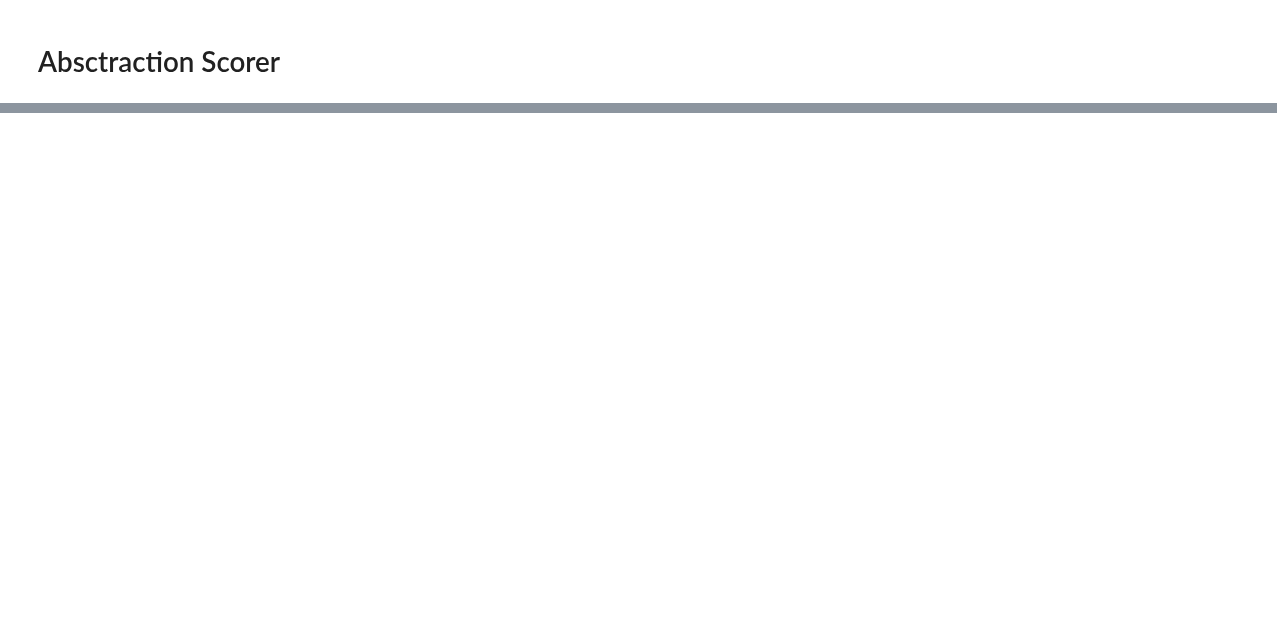
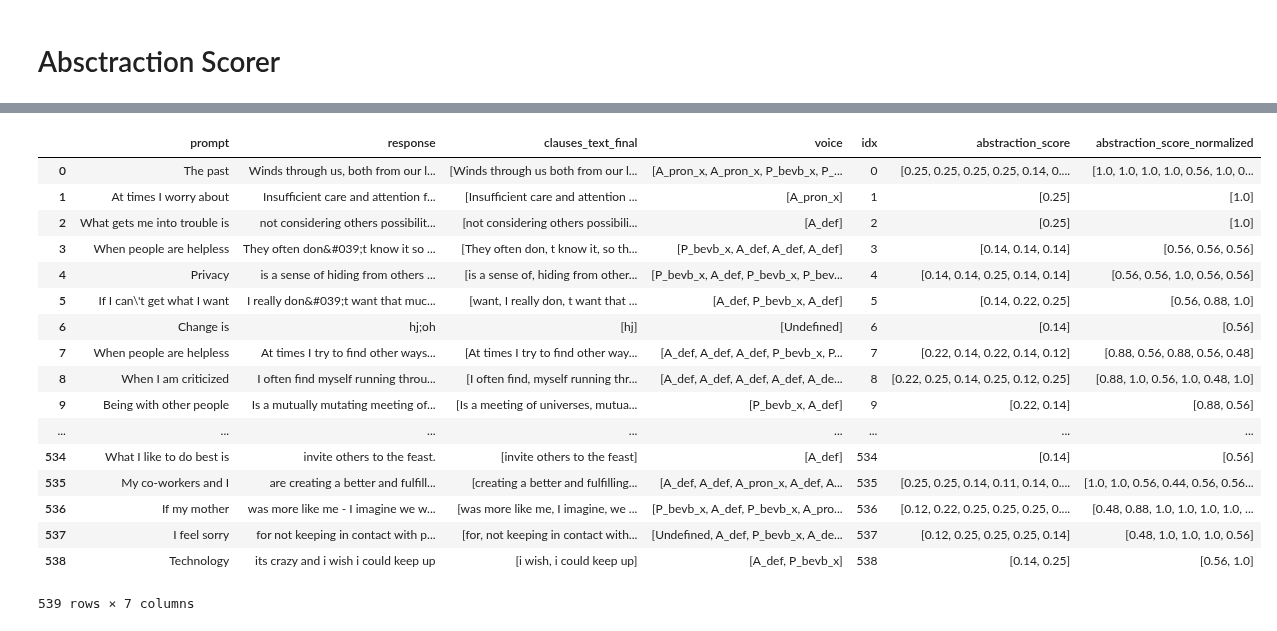
Before and after one commit to perspegrity5/SL_NLP_PassiveActive1, a Jupyter notebook: abstraction_scores.ipynb, the cells around one changed output, grey strips where cells are left out. Saved outputs shown, nothing was run; the diff lists cells and outputs as text; code cells hidden in the pictures; blank space fills up the shorter version.

```diff
--- a/abstraction_scores.ipynb
+++ b/abstraction_scores.ipynb
@@ -136,2 +137,32 @@ df.sample(frac=1).head(20)
+# %%
+def normalize(row, x_max, x_min, reverse_arr = False):
+    if not reverse_arr:
+        return [round((x - x_min)/(x_max - x_min), 2) for x in row]
+    return [round((-1*x - x_min)/(x_max - x_min), 2) for x in row]
+
+abstraction_score = df['abstraction_score'].tolist()
+abstraction_score = [j for i in abstraction_score for j in i]
+x_max, x_min = max(abstraction_score), min(abstraction_score)
+df['abstraction_score_normalized'] = df['abstraction_score'].apply(lambda arr : normalize(arr, x_max, x_min))
+df
+# %% [output]
+|  | prompt | response | clauses_text_final | voice | idx | abstraction_score | abstraction_score_normalized |
+| 0 | The past | Winds through us, both from our l... | [Winds through us both from our l... | [A_pron_x, A_pron_x, P_bevb_x, P_... | 0 | [0.25, 0.25, 0.25, 0.25, 0.14, 0.... | [1.0, 1.0, 1.0, 1.0, 0.56, 1.0, 0... |
+| 1 | At times I worry about | Insufficient care and attention f... | [Insufficient care and attention ... | [A_pron_x] | 1 | [0.25] | [1.0] |
+| 2 | What gets me into trouble is | not considering others possibilit... | [not considering others possibili... | [A_def] | 2 | [0.25] | [1.0] |
+| 3 | When people are helpless | They often don&#039;t know it so ... | [They often don, t know it, so th... | [P_bevb_x, A_def, A_def, A_def] | 3 | [0.14, 0.14, 0.14] | [0.56, 0.56, 0.56] |
+| 4 | Privacy | is a sense of hiding from others ... | [is a sense of, hiding from other... | [P_bevb_x, A_def, P_bevb_x, P_bev... | 4 | [0.14, 0.14, 0.25, 0.14, 0.14] | [0.56, 0.56, 1.0, 0.56, 0.56] |
+| 5 | If I can\'t get what I want | I really don&#039;t want that muc... | [want, I really don, t want that ... | [A_def, P_bevb_x, A_def] | 5 | [0.14, 0.22, 0.25] | [0.56, 0.88, 1.0] |
+| 6 | Change is | hj;oh | [hj] | [Undefined] | 6 | [0.14] | [0.56] |
+| 7 | When people are helpless | At times I try to find other ways... | [At times I try to find other way... | [A_def, A_def, A_def, P_bevb_x, P... | 7 | [0.22, 0.14, 0.22, 0.14, 0.12] | [0.88, 0.56, 0.88, 0.56, 0.48] |
+| 8 | When I am criticized | I often find myself running throu... | [I often find, myself running thr... | [A_def, A_def, A_def, A_def, A_de... | 8 | [0.22, 0.25, 0.14, 0.25, 0.12, 0.25] | [0.88, 1.0, 0.56, 1.0, 0.48, 1.0] |
+| 9 | Being with other people | Is a mutually mutating meeting of... | [Is a meeting of universes, mutua... | [P_bevb_x, A_def] | 9 | [0.22, 0.14] | [0.88, 0.56] |
+| ... | ... | ... | ... | ... | ... | ... | ... |
+| 534 | What I like to do best is | invite others to the feast. | [invite others to the feast] | [A_def] | 534 | [0.14] | [0.56] |
+| 535 | My co-workers and I | are creating a better and fulfill... | [creating a better and fulfilling... | [A_def, A_def, A_pron_x, A_def, A... | 535 | [0.25, 0.25, 0.14, 0.11, 0.14, 0.... | [1.0, 1.0, 0.56, 0.44, 0.56, 0.56... |
+| 536 | If my mother | was more like me - I imagine we w... | [was more like me, I imagine, we ... | [P_bevb_x, A_def, P_bevb_x, A_pro... | 536 | [0.12, 0.22, 0.25, 0.25, 0.25, 0.... | [0.48, 0.88, 1.0, 1.0, 1.0, 1.0, ... |
+| 537 | I feel sorry | for not keeping in contact with p... | [for, not keeping in contact with... | [Undefined, A_def, P_bevb_x, A_de... | 537 | [0.12, 0.25, 0.25, 0.25, 0.14] | [0.48, 1.0, 1.0, 1.0, 0.56] |
+| 538 | Technology | its crazy and i wish i could keep up | [i wish, i could keep up] | [A_def, P_bevb_x] | 538 | [0.14, 0.25] | [0.56, 1.0] |
+539 rows × 7 columns
 # %%
 df.to_csv("./abstraction_scored.csv", index = False)
```
Also changed, not shown: parts of 3 cells of this notebook, 7 other files.
